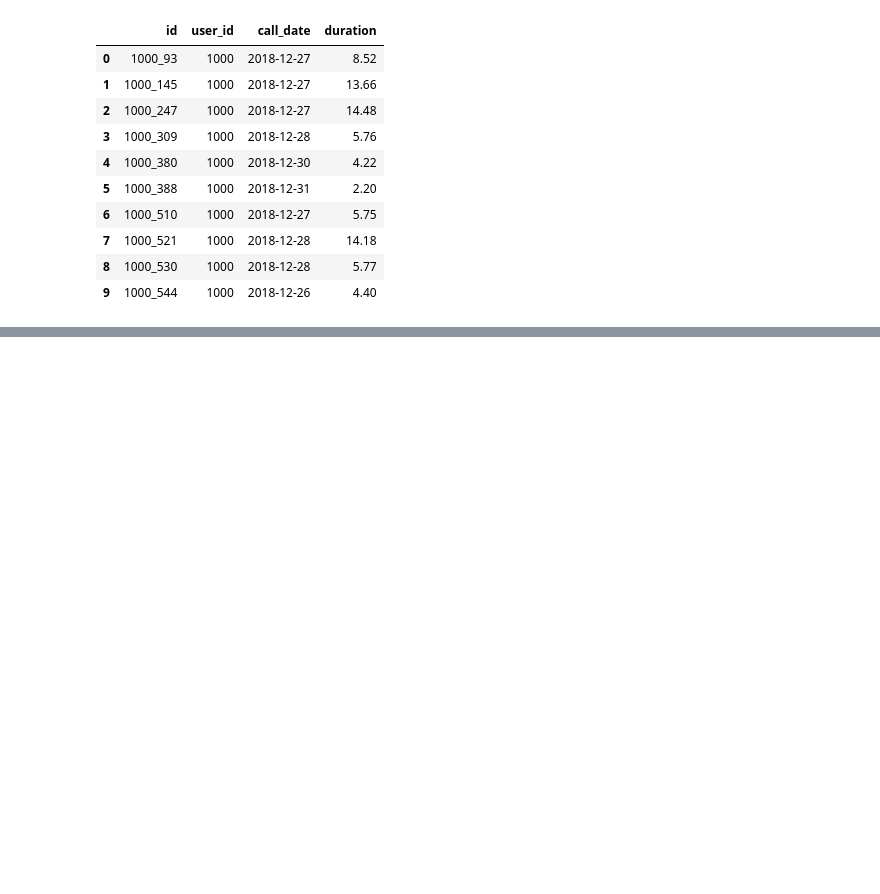
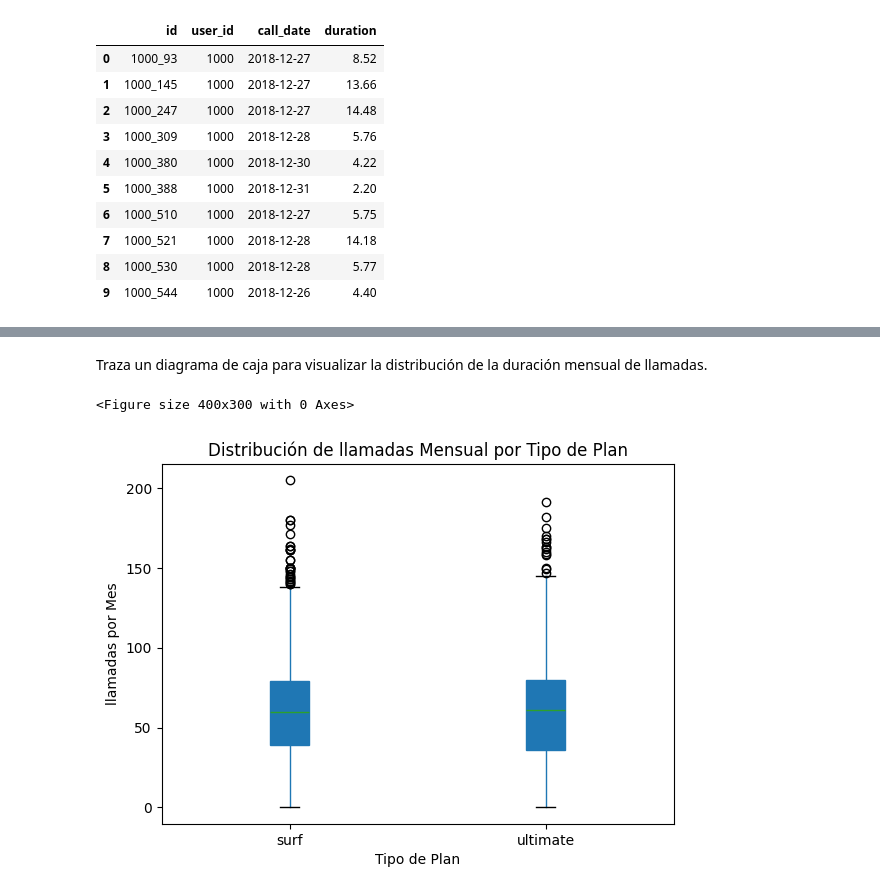
Before and after one commit to Rom5262/Llamadas, a Jupyter notebook: telefonos.ipynb, the cells around one changed output, grey strips where cells are left out. Drawn from its saved outputs; the diff is of its cells as text; code cells hidden in the pictures; blank space fills up the shorter version.

```diff
--- a/telefonos.ipynb
+++ b/telefonos.ipynb
@@ -21,5 +19,5 @@ plans = pd.read_csv('megaline_plans.csv')
 # %%
-users = pd.read_csv('megaline_users.csv')
+users = pd.read_csv('datos/megaline_users.csv')
 # %% [markdown]
 <p style="color:yellow
 ; font-family:Georgia; font-size:22px; font-style:italic;"> TARIFAS. </p>
@@ -227,0 +650,13 @@ calls.head(10)
+# %% [markdown]
+Traza un diagrama de caja para visualizar la distribución de la duración mensual de llamadas.
+# %%
+plt.figure(figsize=(4, 3))
+final_data.boxplot(column='call_count', by='type_plan', grid=False, patch_artist=True)
+plt.title('Distribución de llamadas Mensual por Tipo de Plan')
+plt.suptitle('')
+plt.xlabel('Tipo de Plan')
+plt.ylabel('llamadas por Mes')
+plt.show()
+# %% [output]
+<Figure size 400x300 with 0 Axes>
+[figure, added]
```
Also changed, not shown: parts of 64 cells of this notebook.
